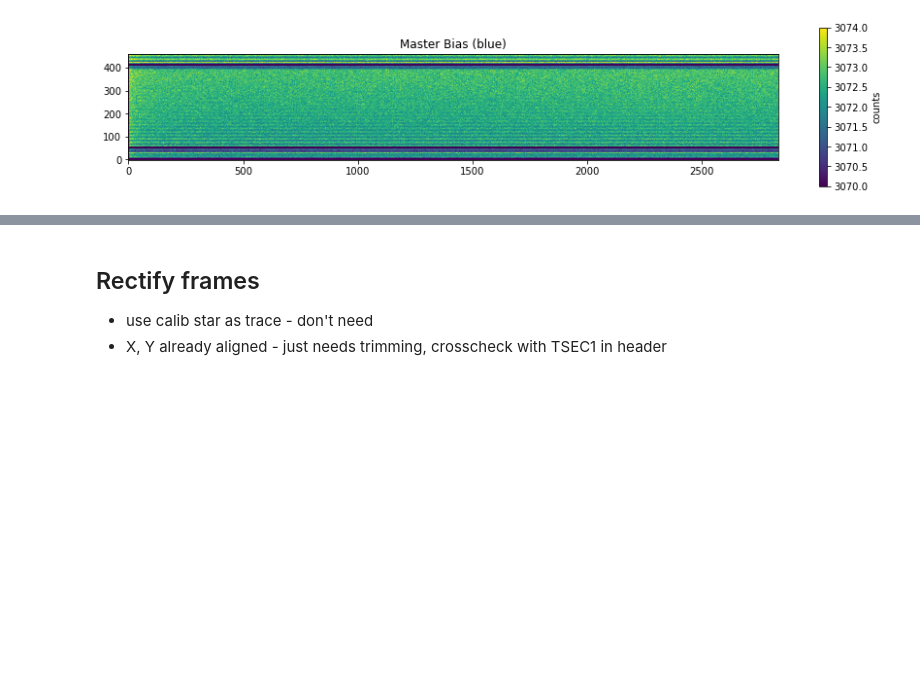
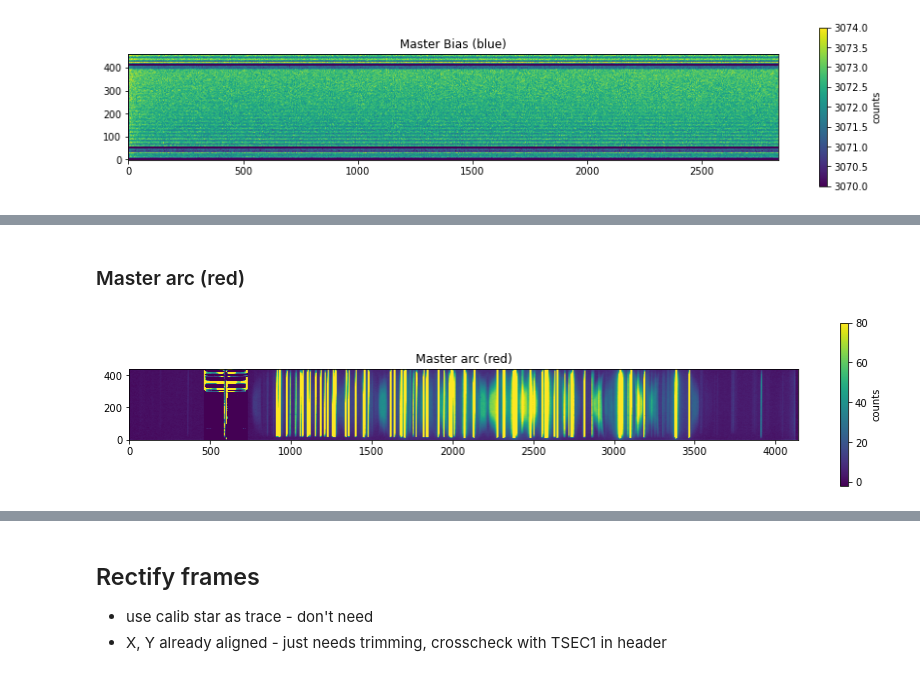
Before and after one commit to jaladh-singhal/ay107_observation, a Jupyter notebook: sn_spectra_reduction.ipynb, the cells around one changed output, grey strips where cells are left out. Saved outputs shown, nothing was run; the diff lists cells and outputs as text; code cells hidden in the pictures; blank space fills up the shorter version.

```diff
--- a/sn_spectra_reduction.ipynb
+++ b/sn_spectra_reduction.ipynb
@@ -185,0 +212,14 @@ red0001
+# %% [markdown]
+### Master arc (red)
+# %%
+arcs_red = arcs[np.char.startswith(list(arcs.index), 'red')]
+arcs_red_layers = np.zeros((red_shape[0], red_shape[1], arcs_red.shape[0]))
+for i, curr_file in enumerate(arcs_red.index):
+    curr_data = data[curr_file]
+    texp = arcs_red.loc[curr_file, 'EXPTIME']
+    arcs_red_layers[:, :, i] = (curr_data - master_bias_red) / texp
+
+master_arc_red = np.median(arcs_red_layers, axis=2)
+util.plot_frame(master_arc_red, label='counts', title='Master arc (red)', prange=(10, 90))
+# %% [output]
+[figure, added]
```
Also changed, not shown: parts of 13 cells of this notebook.
